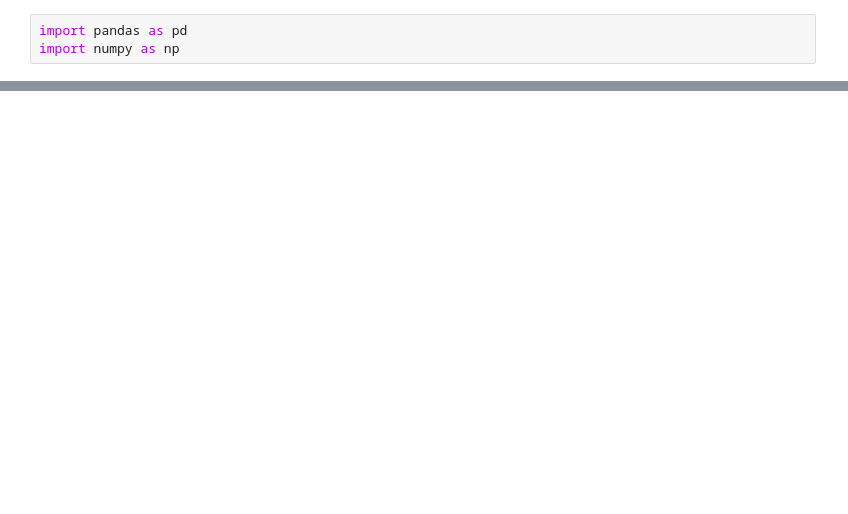
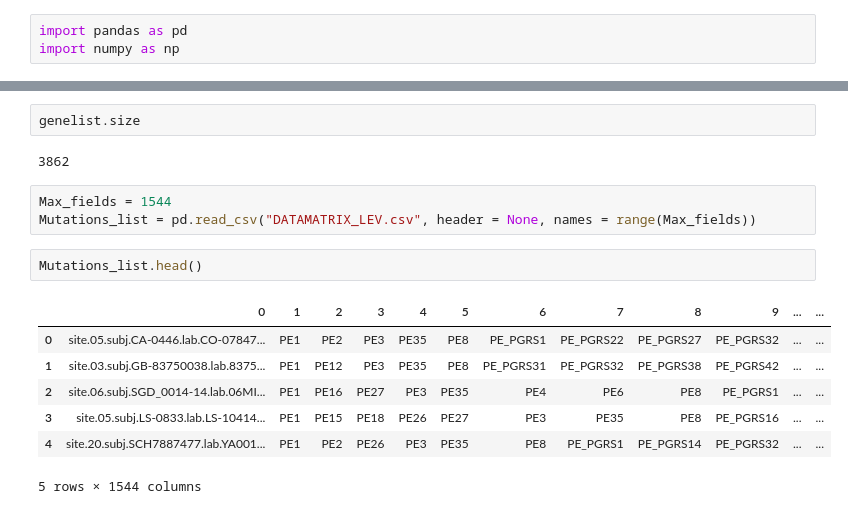
Before and after one commit to VinylBr/DeepLearningvsML_TBResistancePrediction, a Jupyter notebook: Main.ipynb, the cells around one changed output, grey strips where cells are left out. Drawn from its saved outputs; the diff is of its cells as text; blank space fills up the shorter version.

Commit message:
Got the Datamatrix. Too slow

```diff
--- a/Main.ipynb
+++ b/Main.ipynb
@@ -11,0 +41,17 @@ ParserError: Error tokenizing data. C error: Expected 1264 fields in line 4, saw
+# %%
+genelist.size
+# %% [output]
+3862
+# %%
+Max_fields = 1544
+Mutations_list = pd.read_csv("DATAMATRIX_LEV.csv", header = None, names = range(Max_fields))
+# %%
+Mutations_list.head()
+# %% [output]
+|  | 0 | 1 | 2 | 3 | 4 | 5 | 6 | 7 | 8 | 9 | ... | ... |
+| 0 | site.05.subj.CA-0446.lab.CO-07847... | PE1 | PE2 | PE3 | PE35 | PE8 | PE_PGRS1 | PE_PGRS22 | PE_PGRS27 | PE_PGRS32 | ... | ... |
+| 1 | site.03.subj.GB-83750038.lab.8375... | PE1 | PE12 | PE3 | PE35 | PE8 | PE_PGRS31 | PE_PGRS32 | PE_PGRS38 | PE_PGRS42 | ... | ... |
+| 2 | site.06.subj.SGD_0014-14.lab.06MI... | PE1 | PE16 | PE27 | PE3 | PE35 | PE4 | PE6 | PE8 | PE_PGRS1 | ... | ... |
+| 3 | site.05.subj.LS-0833.lab.LS-10414... | PE1 | PE15 | PE18 | PE26 | PE27 | PE3 | PE35 | PE8 | PE_PGRS16 | ... | ... |
+| 4 | site.20.subj.SCH7887477.lab.YA001... | PE1 | PE2 | PE26 | PE3 | PE35 | PE8 | PE_PGRS1 | PE_PGRS14 | PE_PGRS32 | ... | ... |
+5 rows × 1544 columns
```
Also changed, not shown: parts of 12 cells of this notebook.
